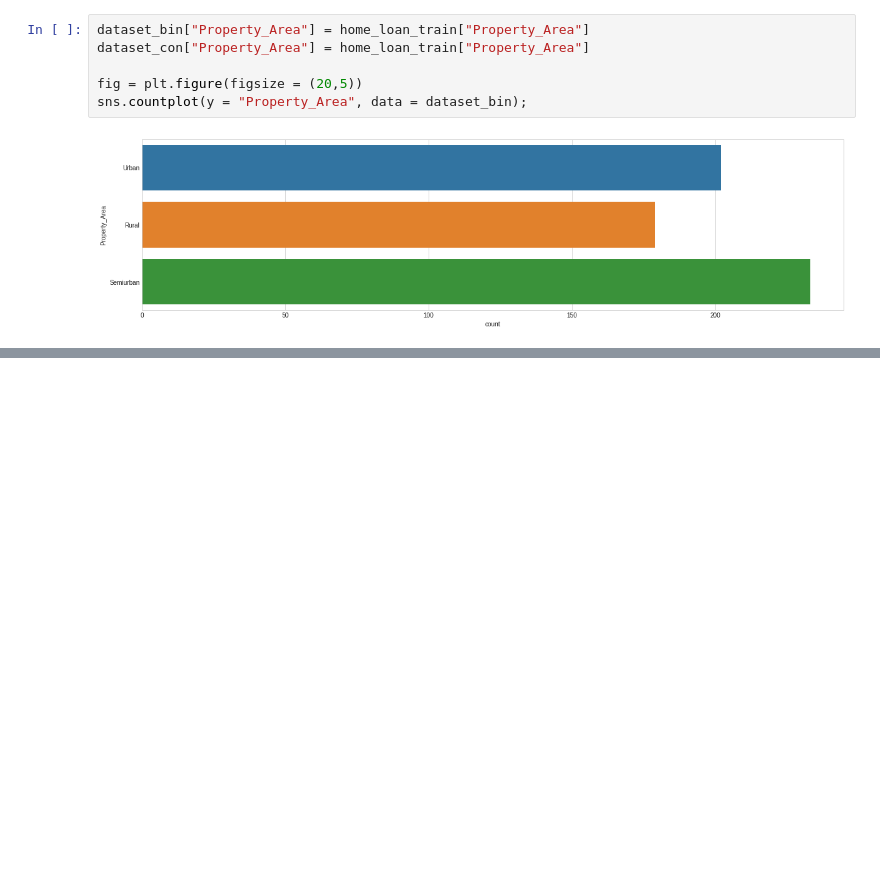
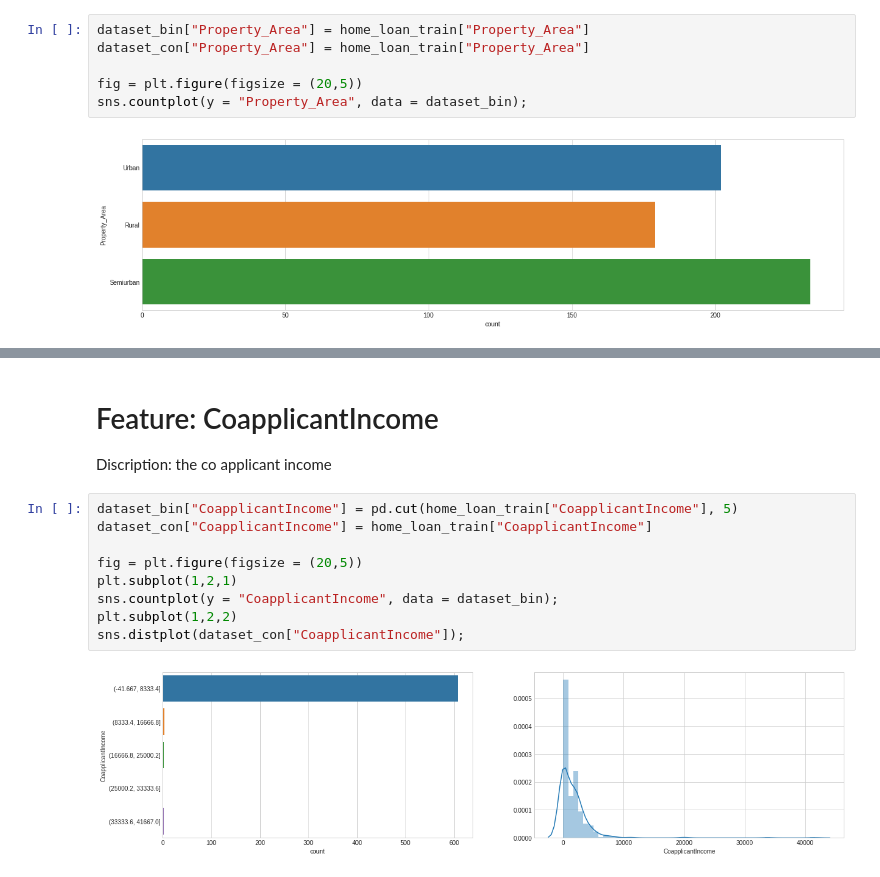
Before and after one commit to NilSagor/eda-tut, a Jupyter notebook: home_loan.ipynb, the cells around one changed output, grey strips where cells are left out. Saved outputs shown, nothing was run; the diff lists cells and outputs as text; blank space fills up the shorter version.

```diff
--- a/home_loan.ipynb
+++ b/home_loan.ipynb
@@ -284,0 +299,14 @@ sns.countplot(y = "Property_Area", data = dataset_bin);
+# %% [markdown]
+# Feature: CoapplicantIncome
+Discription: the co applicant income
+# %%
+dataset_bin["CoapplicantIncome"] = pd.cut(home_loan_train["CoapplicantIncome"], 5)
+dataset_con["CoapplicantIncome"] = home_loan_train["CoapplicantIncome"]
+
+fig = plt.figure(figsize = (20,5))
+plt.subplot(1,2,1)
+sns.countplot(y = "CoapplicantIncome", data = dataset_bin);
+plt.subplot(1,2,2)
+sns.distplot(dataset_con["CoapplicantIncome"]);
+# %% [output]
+[figure, added]
```
Also changed, not shown: parts of 8 cells of this notebook.
